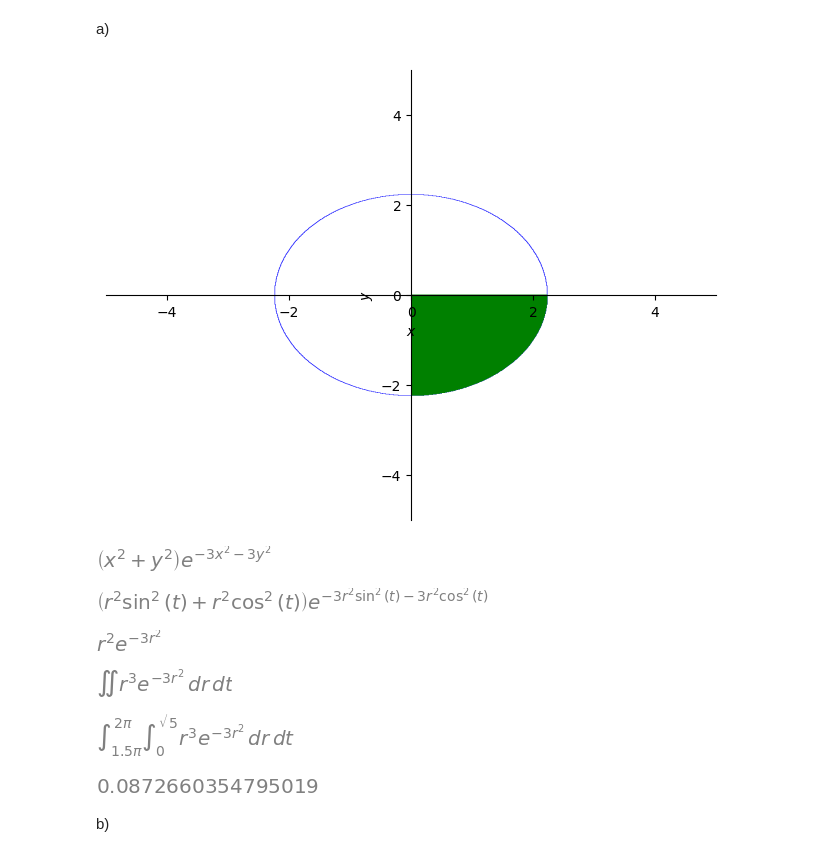
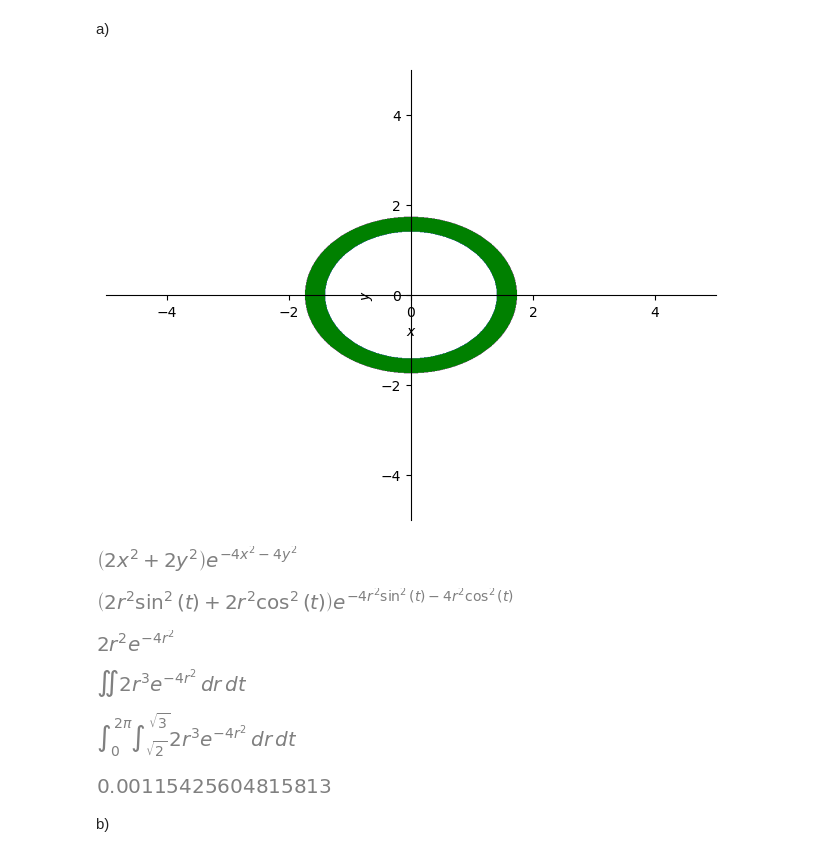
Before and after one commit to pzajaczkowski/ONWP, a Jupyter notebook: lista4/lista4.ipynb, the cells around one changed output. Cells and saved outputs as stored; diff of their text form; code cells hidden in the pictures.

```diff
--- a/lista4/lista4.ipynb
+++ b/lista4/lista4.ipynb
@@ -65,39 +66,39 @@ x=rcos(t), y=rsin(t), J=r
 a)
 # %%
 # a
-plt1 = plot_implicit(Eq(x ** 2 + y ** 2, 5), line_color="blue", show=False)
-plt2 = plot_implicit(x, line_color="magenta", show=False)
-plt3 = plot_implicit(y, x_var=x, line_color="orange", show=False)
-plt4 = plot_implicit(And(x ** 2 + y ** 2 <= 5, x >= 0, y <= 0), line_color="green", show=False)
+plt1 = plot_implicit(Eq(x**2 + y**2, 2), line_color="blue", show=False)
+plt2 = plot_implicit(Eq(x**2 + y**2, 3), line_color="magenta", show=False)
+plt3 = plot_implicit(
+    And(x**2 + y**2 <= 3, x**2 + y**2 >= 2), line_color="green", show=False
+)
 plt1.append(plt2[0])
 plt1.append(plt3[0])
-plt1.append(plt4[0])
 plt1.show()
 # %% [output]
-[figure, old version]
+[figure, new version]
 # %%
 # a
-f = (x ** 2 + y ** 2) * exp(-3 * (x ** 2 + y ** 2))
+f = 2 * (x**2 + y**2) * exp(-4 * (x**2 + y**2))
 display(f)
 fs = f.subs({x: r * cos(t), y: r * sin(t)})
 display(fs)
 fssim = fs.simplify()
 display(fssim)
 # %% [output]
-[figure, old version]
+[figure, new version]
-[figure, old version]
+[figure, new version]
-[figure, old version]
+[figure, new version]
 # %%
 # !!domnożyć jakobian J=r
 calf = fssim * r
 display(Integral(calf, r, t))
-cal = Integral(calf, (r, 0, sqrt(5)), (t, 3 / 2 * pi, 2 * pi))
+cal = Integral(calf, (r, sqrt(2), sqrt(3)), (t, 0, 2 * pi))
 display(cal)
 display(cal.doit().evalf())
 # %% [output]
-[figure, old version]
+[figure, new version]
-[figure, old version]
+[figure, new version]
-[figure, old version]
+[figure, new version]
 # %% [markdown]
 b)
 # %%
```
Also changed, not shown: parts of 51 cells of this notebook, 1 other file.
